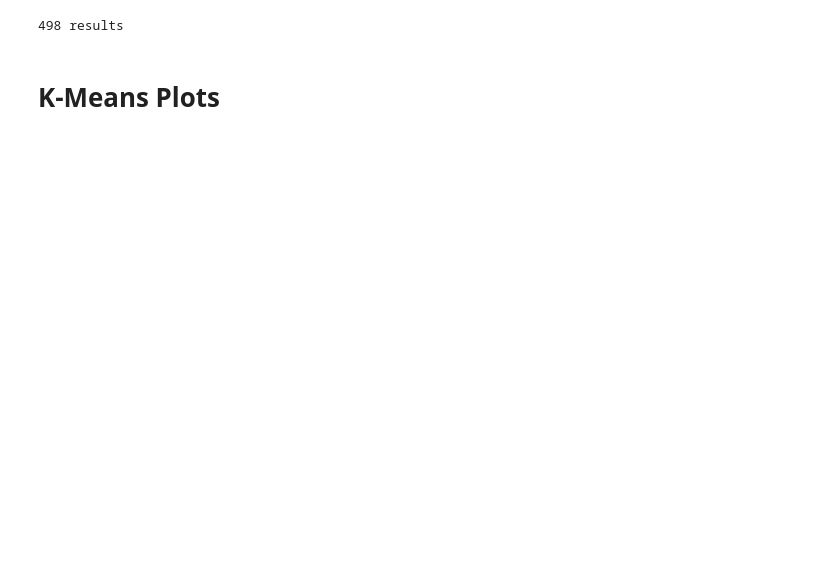
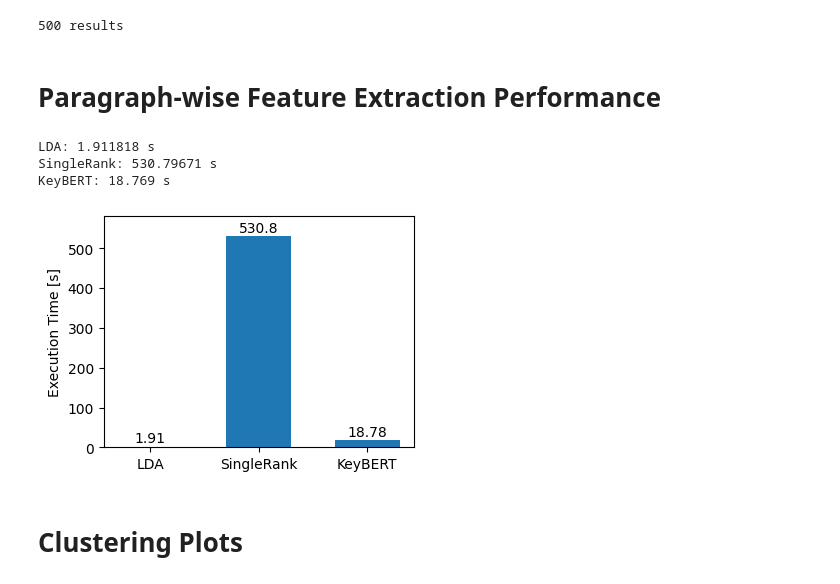
Before and after one commit to chbridges/search-result-clustering, a Jupyter notebook: faz_experiments.ipynb, the cells around one changed output. Cells and saved outputs as stored; diff of their text form; code cells hidden in the pictures; blank space fills up the shorter version.

Commit message:
feat: update experiments and results

```diff
--- a/faz_experiments.ipynb
+++ b/faz_experiments.ipynb
@@ -8,9 +14,7 @@ from search_clustering.clustering.knn import *
 from search_clustering.clustering.temporal import *
 from search_clustering.labeling import *
 # %%
-import json
-
-query = "heidelberg"
+query = "virus"
 samples = 500
 use_cached_data = True
 
@@ -32,13 +36,62 @@ with open(f"datasets/{query.replace(' ', '_')}.json", "r") as json_file:
         res
         for res in results
         if res["_source"]["publication_date"] is not None
-        and "\n" in res["_source"]["body"]
+        #and "\n" in res["_source"]["body"]
     ][:samples]
 
 
 print(f"{len(results)} results")
 # %% [output]
-498 results
+500 results
+# %% [markdown]
+# Paragraph-wise Feature Extraction Performance
+# %%
+n = 100
+docs = ParagraphSplitter().transform(results[:n])
+
+def measure_time(extractor: Preprocessing):
+    start = datetime.now()
+    extractor.transform(docs)
+    stop = datetime.now()
+    delta = stop - start
+    return delta.total_seconds()
+
+# LDA
+# extractor = ParagraphTopicModeling(language="de")
+# print("LDA:", measure_time(extractor))
+print("LDA: 1.911818 s")
+
+# SingleRank
+# extractor = ParagraphGraphKeyphraseExtractor(language="de")
+# print("SingleRank:", measure_time(extractor)
+print("SingleRank: 530.79671 s")
+
+# KeyBERT
+# extractor = ParagraphLLMKeyphraseExtractor(language="de")
+# print("KeyBERT:", measure_time(extractor))
+print("KeyBERT: 18.769 s")
+# %% [output]
+LDA: 1.911818 s
+SingleRank: 530.79671 s
+KeyBERT: 18.769 s
+# %%
+plt.figure(figsize=(4, 3))
+
+x = np.arange(3) / 2
+heights = [1.91, 530.80, 18.78]
+labels = ["LDA", "SingleRank", "KeyBERT"]
+offset = 10
+
+plt.bar(x, heights, 0.3)
+for i in range(3):
+    plt.text(x[i], heights[i] + offset, heights[i] , ha="center")
+
+plt.xticks(x, ["LDA", "SingleRank", "KeyBERT"])
+plt.ylabel("Execution Time [s]")
+plt.ylim(0, max(heights) + 5 * offset)
+plt.show()
+# %% [output]
+[figure, added]
 # %% [markdown]
-# K-Means Plots
+# Clustering Plots
 # %%
```
Also changed, not shown: parts of 13 cells of this notebook, 6 other files.
